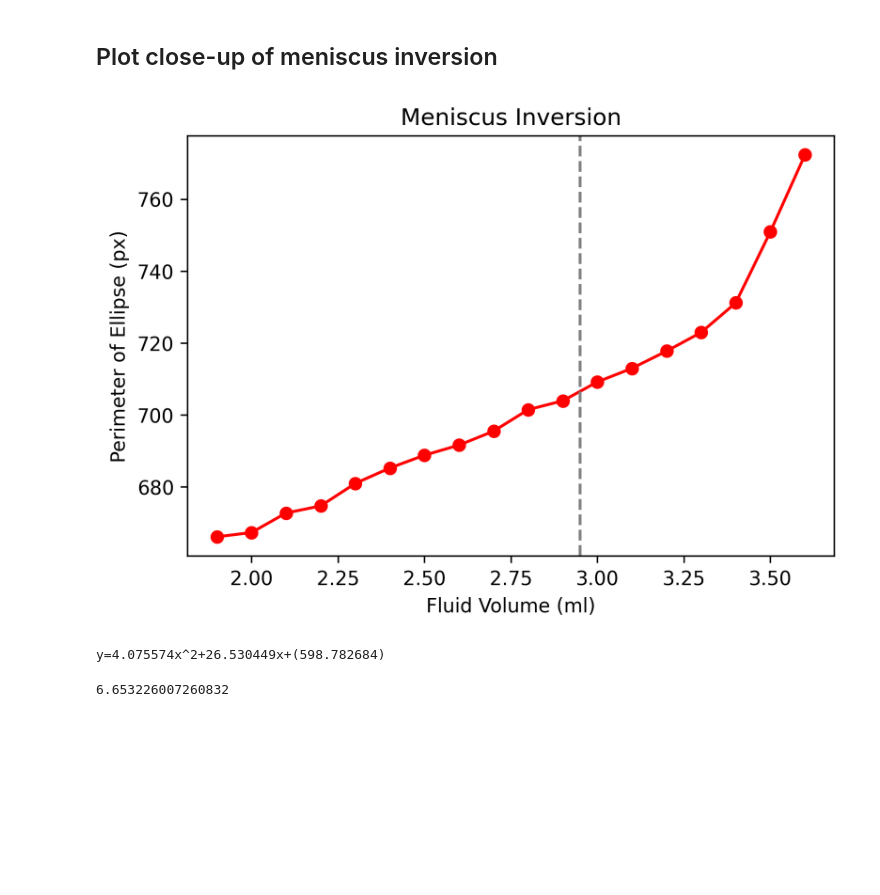
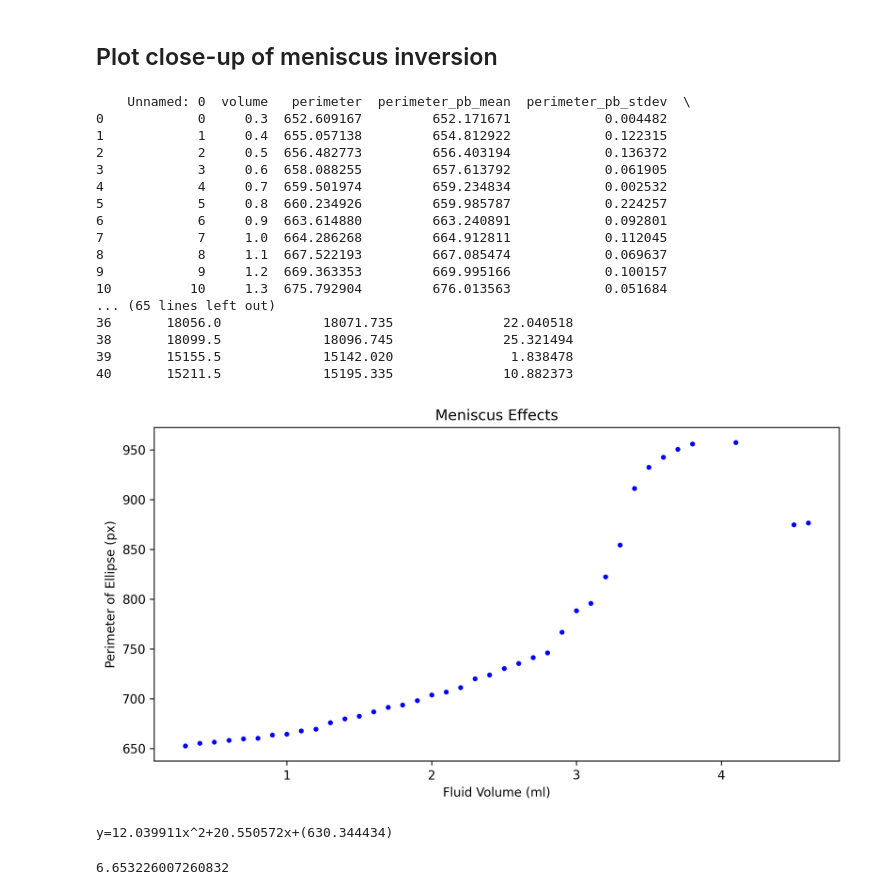
Before and after one commit to braingeneers/Blob-Measuring-with-Computer-Vision, a Jupyter notebook: Plotting-Data.ipynb, the cells around one changed output. Drawn from its saved outputs; the diff is of its cells as text; code cells hidden in the pictures; blank space fills up the shorter version.

```diff
--- a/Plotting-Data.ipynb
+++ b/Plotting-Data.ipynb
@@ -759,31 +773,59 @@ plt.savefig('Error-comparison-linear-region.png')
 # %%
 ## Plot Meniscus Inversion
 # plt.plot(frame.volume, frame["perimeter_mean"], marker='s', mfc='red',
 #          mec='green')#, ms=20, mew=4)
 
 plt.rcParams['axes.facecolor']='white'
 plt.rcParams['savefig.facecolor']='white'
 plt.rcParams['figure.dpi'] = 300
 plt.rcParams['savefig.dpi'] = 300
 
-x= frame.volume;
-y=frame["perimeter"];
-plt.plot(x[16:],y[16:], 'ro-')
+fig, ax = plt.subplots(figsize=(10,5))
+
+frame = pd.read_csv("/Users/pierre/Pictures/biology/Blob-Measuring/Level-Measurement-Experiment/stream-captures/19-August-2022T19:36:26-swirl-A1-2-100s/all_values_untouched.csv")
+frame = frame.drop(11)
+frame = frame.drop(37)
+print(frame)
+x= frame.volume
+y=frame["perimeter"]
+# plt.plot(x[16:],y[16:], 'ro-')
+ax.plot(x, y, 'o', color='blue', ms=4, mew=0, label="Calibration Points")
+# plt.plot(x,y, 'ro-')
 z = np.polyfit(x, y, 2)
 p = np.poly1d(z)
 #plt.plot(x,p(x),'k--',linewidth=2)
-plt.axvline(x=2.95, ls= '--', c ='gray')
-color = 0.8;
-plt.ylabel('Perimeter of Ellipse (px)')
-plt.xlabel('Fluid Volume (ml)')
-plt.title("Meniscus Inversion")
-plt.savefig('Miniscus-Inversion.png')
+# plt.axvline(x=3, ls= '--', c ='gray')
+# plt.axvline(x=1, ls= '--', c ='gray')
+color = 0.8
+ax.set_ylabel('Perimeter of Ellipse (px)')
+ax.set_xlabel('Fluid Volume (ml)')
+ax.set_title("Meniscus Effects")
+
+# ax.set_ylim(600,1000)
 plt.show()
+# plt.savefig('Miniscus-Inversion.png')
 
 print( "y=%fx^2+%fx+(%f)"%(z[0],z[1],z[2]))
 # %% [output]
+    Unnamed: 0  volume   perimeter  perimeter_pb_mean  perimeter_pb_stdev  \
+0            0     0.3  652.609167         652.171671            0.004482
+1            1     0.4  655.057138         654.812922            0.122315
+2            2     0.5  656.482773         656.403194            0.136372
+3            3     0.6  658.088255         657.613792            0.061905
+4            4     0.7  659.501974         659.234834            0.002532
+5            5     0.8  660.234926         659.985787            0.224257
+6            6     0.9  663.614880         663.240891            0.092801
+7            7     1.0  664.286268         664.912811            0.112045
+8            8     1.1  667.522193         667.085474            0.069637
+9            9     1.2  669.363353         669.995166            0.100157
+10          10     1.3  675.792904         676.013563            0.051684
+... (65 lines left out)
+36       18056.0             18071.735              22.040518
+38       18099.5             18096.745              25.321494
+39       15155.5             15142.020               1.838478
+40       15211.5             15195.335              10.882373
-[figure, old version]
+[figure, new version]
-y=4.075574x^2+26.530449x+(598.782684)
+y=12.039911x^2+20.550572x+(630.344434)
 # %%
 np.polyval(z_inv, 3)
 # %% [output]
```
Also changed, not shown: parts of 4 cells of this notebook.
